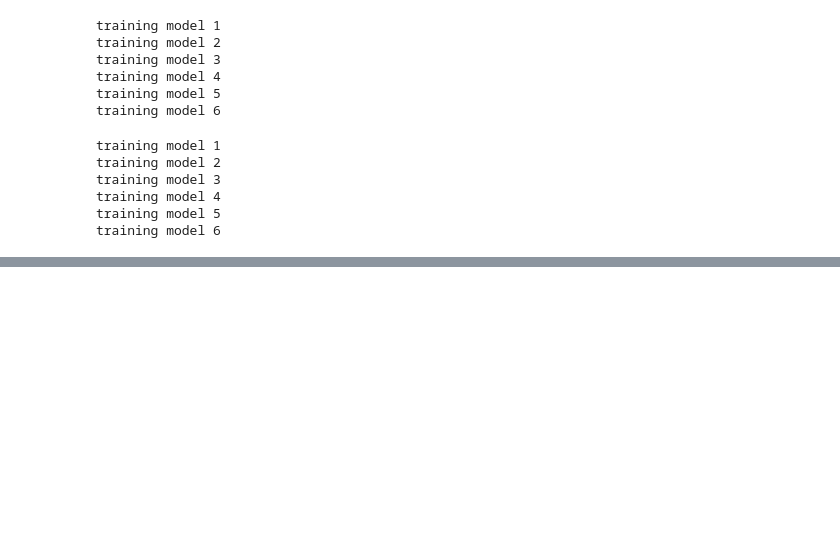
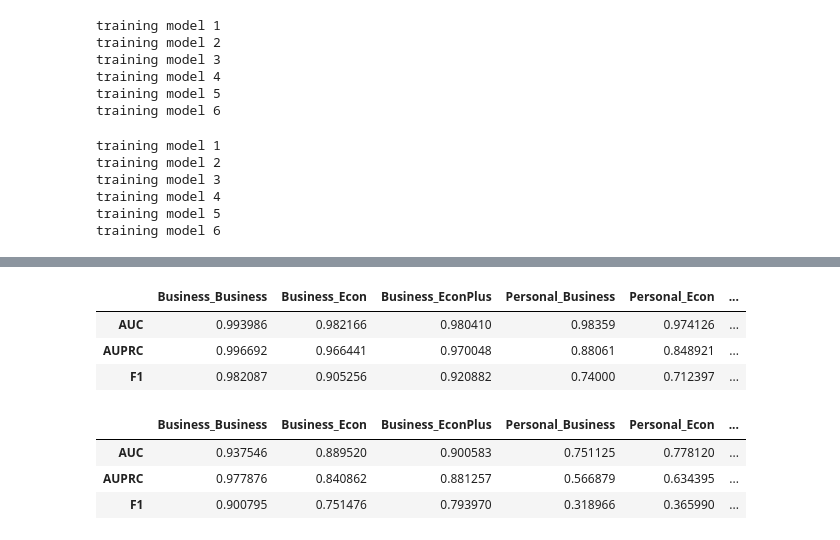
Before and after one commit to viettungggg/airline-customer-satisfaction, a Jupyter notebook: subgroup_analysis.ipynb, the cells around one changed output, grey strips where cells are left out. Cells and saved outputs as stored; diff of their text form; code cells hidden in the pictures; blank space fills up the shorter version.

```diff
--- a/subgroup_analysis.ipynb
+++ b/subgroup_analysis.ipynb
@@ -218,44 +258,55 @@ visualize_w(df_lr,'LR_w_heatmap.png','Sub-groups','Logistic Regression')
 # %%
 """
 report the predictive ability of each model (for each subgroup)
 """
 # compile a table to report AUC, AUPRC, and F1
 df_metrics_dt = pd.DataFrame({
     'Business_Business': result_b_b,
     'Business_Econ': result_b_e,
     'Business_EconPlus': result_b_ep,
     'Personal_Business': result_p_b,
     'Personal_Econ': result_p_e,
     'Personal_EconPlus': result_p_ep
 },index=['AUC','AUPRC','F1'])
-df_metrics_dt = df_metrics_dt.reset_index().melt(id_vars='index', var_name='Category', value_name='Value')
+#df_metrics_dt = df_metrics_dt.reset_index().melt(id_vars='index', var_name='Category', value_name='Value')
 
 df_metrics_lr = pd.DataFrame({
     'Business_Business': result_b_b_lr,
     'Business_Econ': result_b_e_lr,
     'Business_EconPlus': result_b_ep_lr,
     'Personal_Business': result_p_b_lr,
     'Personal_Econ': result_p_e_lr,
     'Personal_EconPlus': result_p_ep_lr
 },index=['AUC','AUPRC','F1'])
-df_metrics_lr = df_metrics_lr.reset_index().melt(id_vars='index', var_name='Category', value_name='Value')
+#df_metrics_lr = df_metrics_lr.reset_index().melt(id_vars='index', var_name='Category', value_name='Value')
 
 # visulization
-def visulize_metrics(df,title_str,filename):
-  sns.barplot(x='Category', y='Value', hue='index', data=df)
-  plt.xticks(rotation=90)
-  plt.xlabel('Sub-group')
-  plt.ylabel('Value')
-  plt.title(title_str,fontsize=14)
-  plt.tight_layout()
-  plt.xticks(rotation=45)
-  leg = plt.legend()
-  leg.set_title('Metrics')
-  plt.savefig(filename,format='png',dpi=800,bbox_inches='tight')
-  plt.show()
+# def visulize_metrics(df,title_str,filename):
+#   sns.barplot(x='Category', y='Value', hue='index', data=df)
+#   plt.xticks(rotation=90)
+#   plt.xlabel('Sub-group')
+#   plt.ylabel('Value')
+#   plt.title(title_str,fontsize=14)
+#   plt.tight_layout()
+#   plt.xticks(rotation=45)
+#   leg = plt.legend()
+#   leg.set_title('Metrics')
+#   plt.savefig(filename,format='png',dpi=800,bbox_inches='tight')
+#   plt.show()
 
-visulize_metrics(df_metrics_dt,'Decision Tree','dt_metrics.png')
-visulize_metrics(df_metrics_lr,'Logistic Regression','lr_metrics.png')
+# visulize_metrics(df_metrics_dt,'Decision Tree','dt_metrics.png')
+# visulize_metrics(df_metrics_lr,'Logistic Regression','lr_metrics.png')
+display(df_metrics_dt)
+display(df_metrics_lr)
+# %% [output]
+|  | Business_Business | Business_Econ | Business_EconPlus | Personal_Business | Personal_Econ | ... |
+| AUC | 0.993986 | 0.982166 | 0.980410 | 0.98359 | 0.974126 | ... |
+| AUPRC | 0.996692 | 0.966441 | 0.970048 | 0.88061 | 0.848921 | ... |
+| F1 | 0.982087 | 0.905256 | 0.920882 | 0.74000 | 0.712397 | ... |
+|  | Business_Business | Business_Econ | Business_EconPlus | Personal_Business | Personal_Econ | ... |
+| AUC | 0.937546 | 0.889520 | 0.900583 | 0.751125 | 0.778120 | ... |
+| AUPRC | 0.977876 | 0.840862 | 0.881257 | 0.566879 | 0.634395 | ... |
+| F1 | 0.900795 | 0.751476 | 0.793970 | 0.318966 | 0.365990 | ... |
 # %%
 """
 draw roc curves for each model
```
Also changed, not shown: parts of 5 cells of this notebook.
